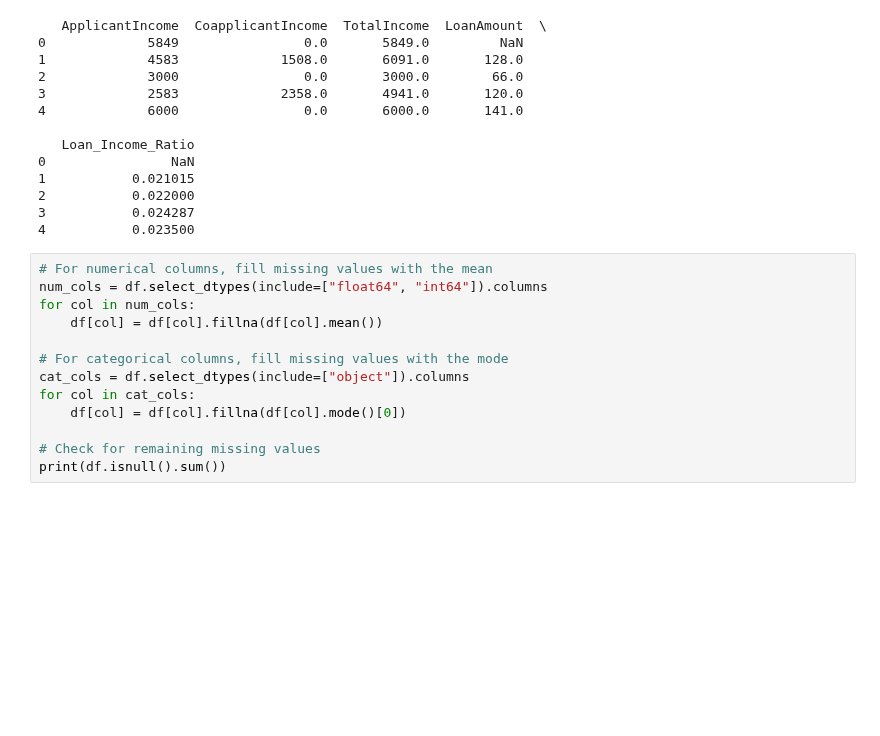
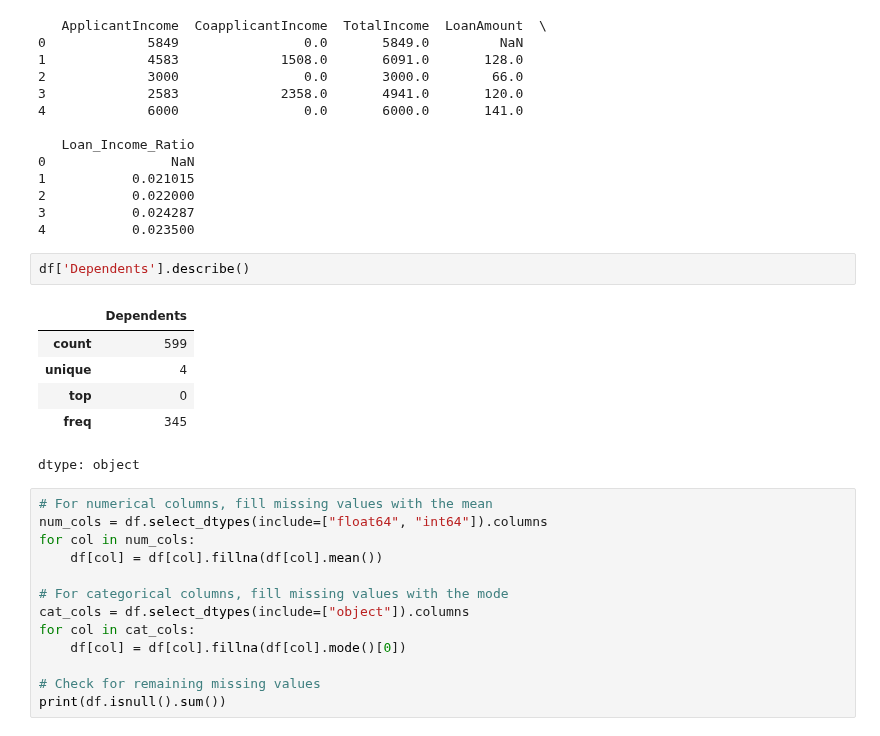
Before and after one commit to sbogde/pandamonium, a Jupyter notebook: dmi_02_loans_02.ipynb, the cells around one changed output. Drawn from its saved outputs; the diff is of its cells as text; blank space fills up the shorter version.

```diff
--- a/dmi_02_loans_02.ipynb
+++ b/dmi_02_loans_02.ipynb
@@ -78,6 +78,15 @@ print(df[['ApplicantIncome', 'CoapplicantIncome', 'TotalIncome', 'LoanAmount', '
 2           0.022000
 3           0.024287
 4           0.023500
+# %%
+df['Dependents'].describe()
+# %% [output]
+|  | Dependents |
+| count | 599 |
+| unique | 4 |
+| top | 0 |
+| freq | 345 |
+dtype: object
 # %%
 # For numerical columns, fill missing values with the mean
 num_cols = df.select_dtypes(include=["float64", "int64"]).columns
```
Also changed, not shown: parts of 2 cells of this notebook.
